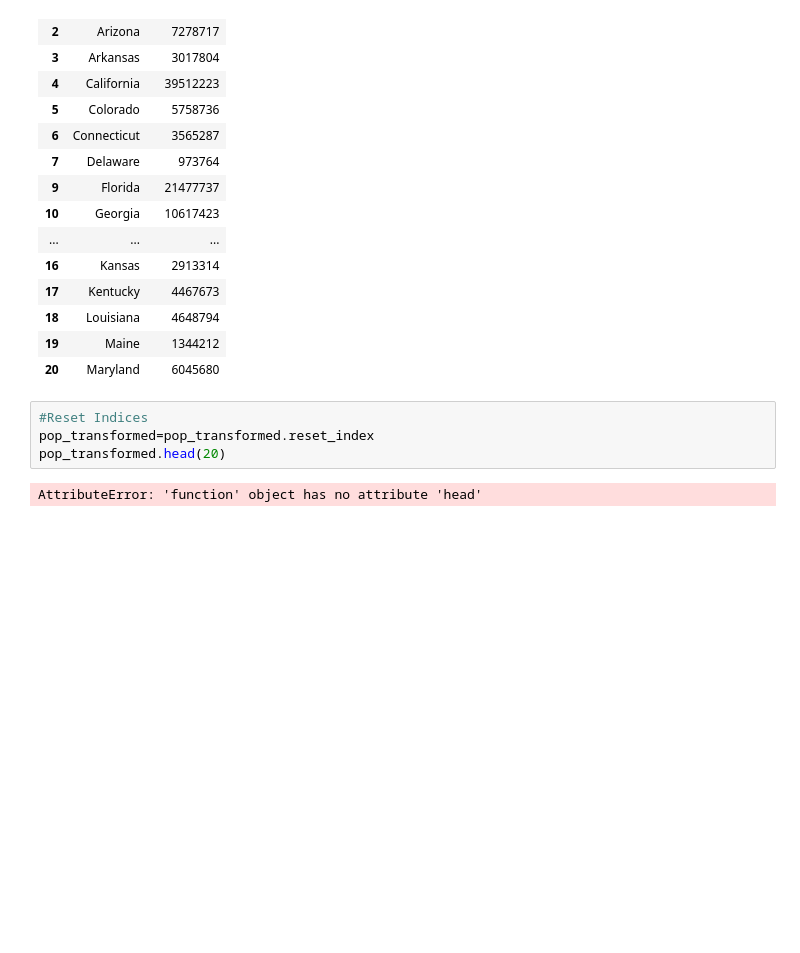
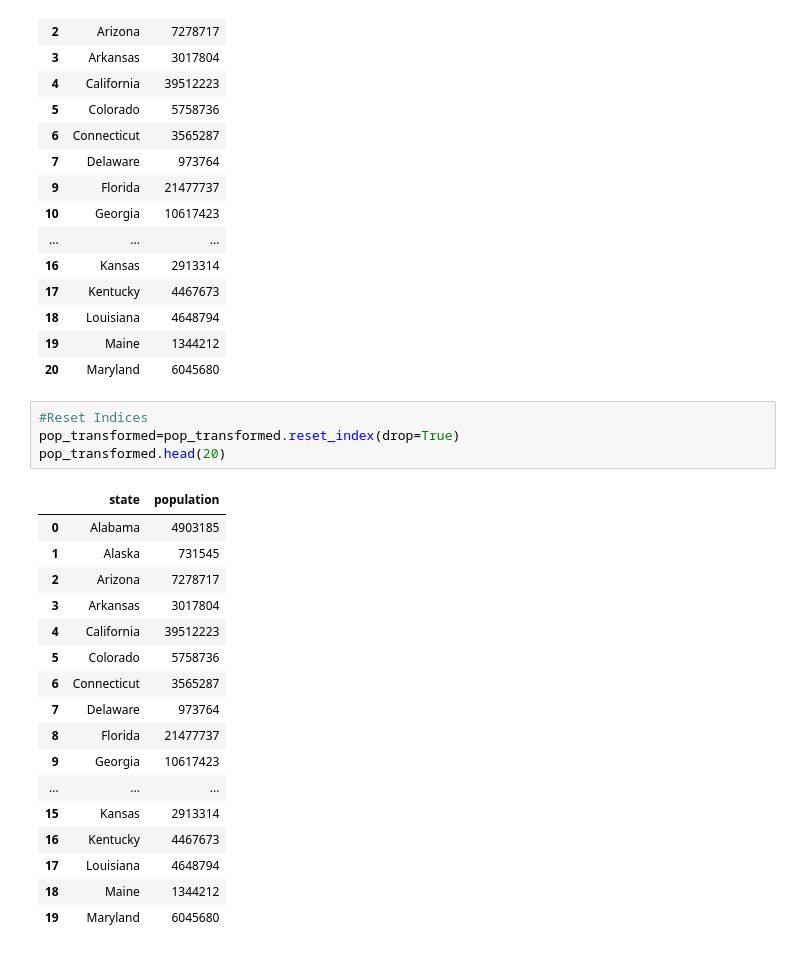
Before and after one commit to NateWitte/ETL-Project, a Jupyter notebook: UnitedStatesBreweries.ipynb, the cells around one changed output. Saved outputs shown, nothing was run; the diff lists cells and outputs as text; blank space fills up the shorter version.

```diff
--- a/UnitedStatesBreweries.ipynb
+++ b/UnitedStatesBreweries.ipynb
@@ -100,7 +102,23 @@ pop_transformed.head(20)
 | 20 | Maryland | 6045680 |
 # %%
 #Reset Indices
-pop_transformed=pop_transformed.reset_index
+pop_transformed=pop_transformed.reset_index(drop=True)
 pop_transformed.head(20)
 # %% [output]
-AttributeError: 'function' object has no attribute 'head'
+|  | state | population |
+| 0 | Alabama | 4903185 |
+| 1 | Alaska | 731545 |
+| 2 | Arizona | 7278717 |
+| 3 | Arkansas | 3017804 |
+| 4 | California | 39512223 |
+| 5 | Colorado | 5758736 |
+| 6 | Connecticut | 3565287 |
+| 7 | Delaware | 973764 |
+| 8 | Florida | 21477737 |
+| 9 | Georgia | 10617423 |
+| ... | ... | ... |
+| 15 | Kansas | 2913314 |
+| 16 | Kentucky | 4467673 |
+| 17 | Louisiana | 4648794 |
+| 18 | Maine | 1344212 |
+| 19 | Maryland | 6045680 |
```
Also changed, not shown: parts of 10 cells of this notebook, 3 other files.
